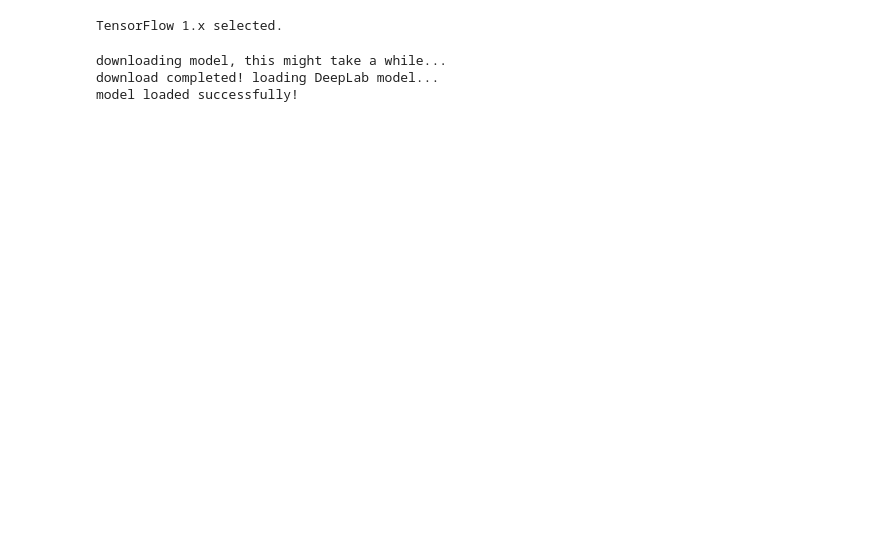
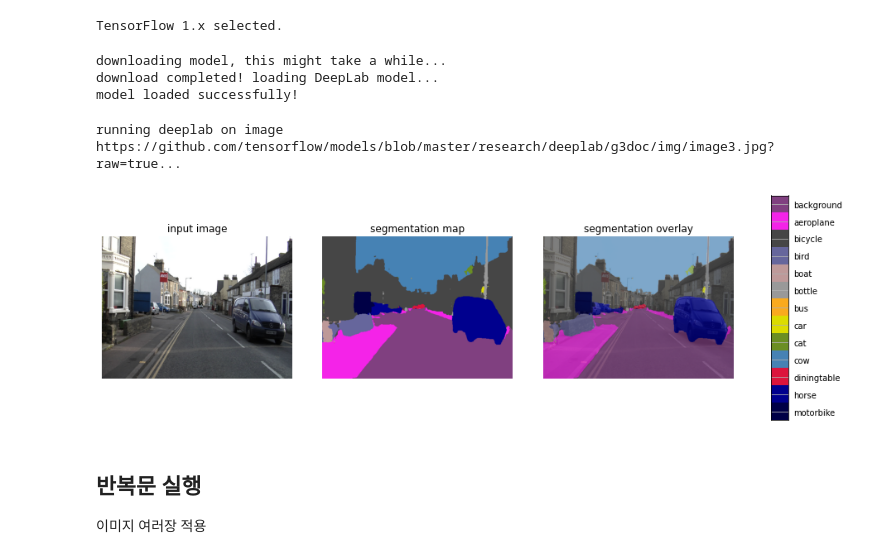
Before and after one commit to leesang100/Capstone2, a Jupyter notebook: tf_deeplab.ipynb, the cells around one changed output. Saved outputs shown, nothing was run; the diff lists cells and outputs as text; code cells hidden in the pictures; blank space fills up the shorter version.

```diff
--- a/tf_deeplab.ipynb
+++ b/tf_deeplab.ipynb
@@ -192,31 +202,32 @@ downloading model, this might take a while...
 download completed! loading DeepLab model...
 model loaded successfully!
 # %%
-SAMPLE_IMAGE = 'image3'  # @param ['image1', 'image2', 'image3']
-IMAGE_URL = ''  #@param {type:"string"}
-
-_SAMPLE_URL = ('https://github.com/tensorflow/models/blob/master/research/'
-               'deeplab/g3doc/img/%s.jpg?raw=true')
-
-
 def run_visualization(url):
   """Inferences DeepLab model and visualizes result."""
   try:
-    f = urllib.request.urlopen(url)
-    jpeg_str = f.read()
-    original_im = Image.open(BytesIO(jpeg_str))
+    path = '/content/drive/MyDrive/dataset/Original_data/Seq05VD_f05100.png' ##경로 수정!!!!!!!!!!
+    with open(path, 'rb') as f:
+      data = f.read()
+      original_im = Image.open(BytesIO(data))
   except IOError:
     print('Cannot retrieve image. Please check url: ' + url)
     return
 
   print('running deeplab on image %s...' % url)
   resized_im, seg_map = MODEL.run(original_im)
 
   vis_segmentation(resized_im, seg_map)
 
 
 image_url = IMAGE_URL or _SAMPLE_URL % SAMPLE_IMAGE
 run_visualization(image_url)
+# %% [output]
+running deeplab on image https://github.com/tensorflow/models/blob/master/research/deeplab/g3doc/img/image3.jpg?raw=true...
+[figure, added]
+# %% [markdown]
+반복문 실행
+---
+이미지 여러장 적용
 # %%
 def run_visualization():
   """Inferences DeepLab model and visualizes result."""
```
Also changed, not shown: parts of 2 cells of this notebook.
